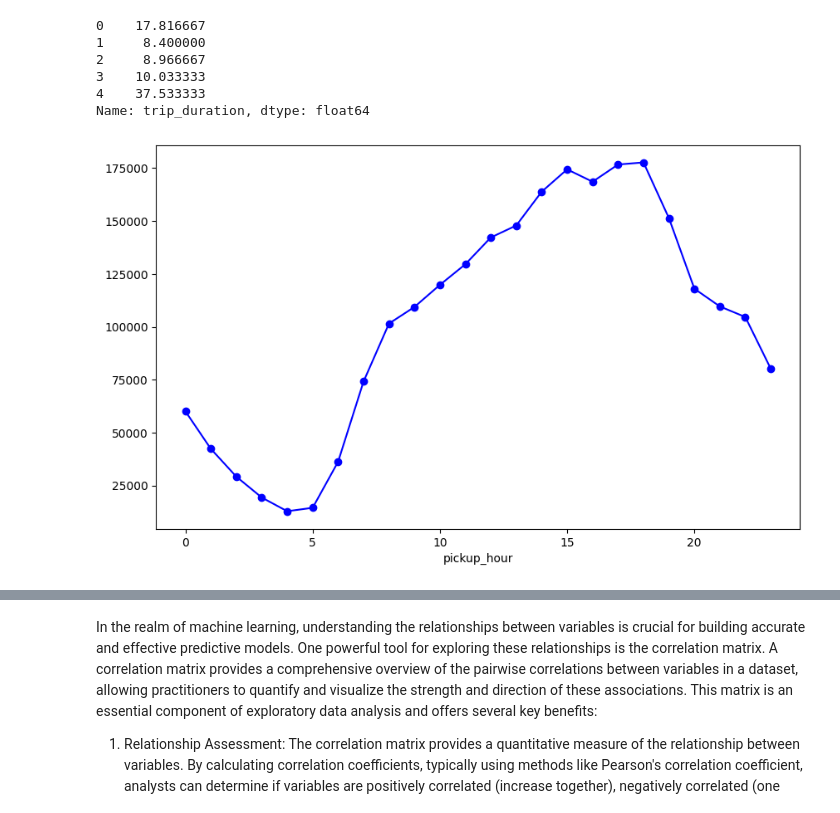
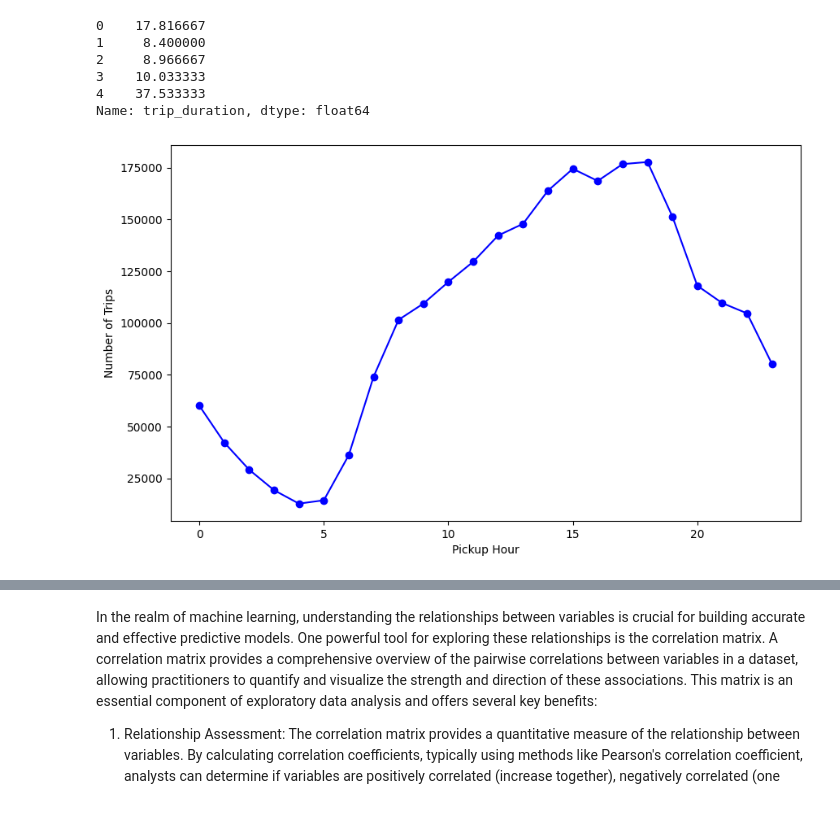
Before and after one commit to hlee014e/ucsd-mle-bootcamp, a Jupyter notebook: Student_MLE_MiniProject_EDA.ipynb, the cells around one changed output, grey strips where cells are left out. Cells and saved outputs as stored; diff of their text form; code cells hidden in the pictures.

```diff
--- a/Student_MLE_MiniProject_EDA.ipynb
+++ b/Student_MLE_MiniProject_EDA.ipynb
@@ -117,14 +117,18 @@ Name: trip_duration, dtype: float64
 # Create new columns for pickup hour and day of week
 df['pickup_hour']=df['tpep_pickup_datetime'].dt.hour
 df['pickup_day_of_week']=df['tpep_pickup_datetime'].dt.day_name()
+days_order=['Monday','Tuesday','Wednesday','Thursday','Friday','Saturday','Sunday']
+df['pickup_day_of_week']=pd.Categorical(df['pickup_day_of_week'],categories=days_order,ordered=True)
 # %%
 # Create a lineplot displaying the number of trips by pickup hour
 hourly_trips=df.groupby('pickup_hour').size()
 #print(hourly_trips)
 plt.figure(figsize=(10,6))
 hourly_trips.plot(kind='line',marker='o',color='b')
+plt.xlabel('Pickup Hour')
+plt.ylabel('Number of Trips')
 plt.show()
 # %% [output]
-[figure, old version]
+[figure, new version]
 # %%
 # Create a lineplot displaying the number of trips by pickup day
```
Also changed, not shown: parts of 2 cells of this notebook.
